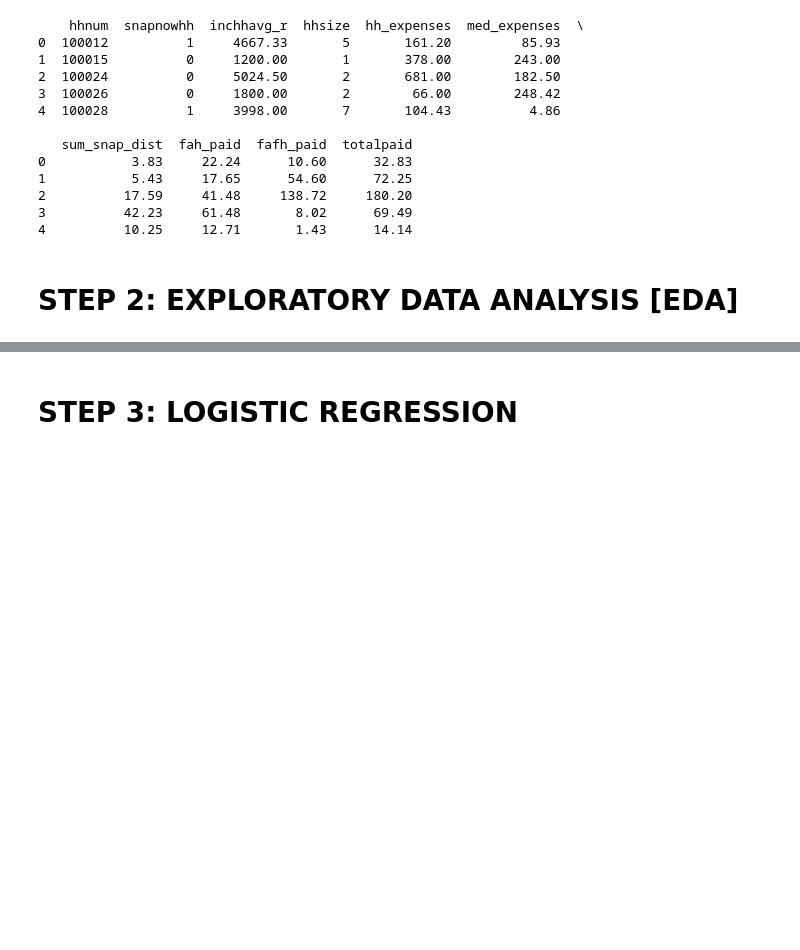
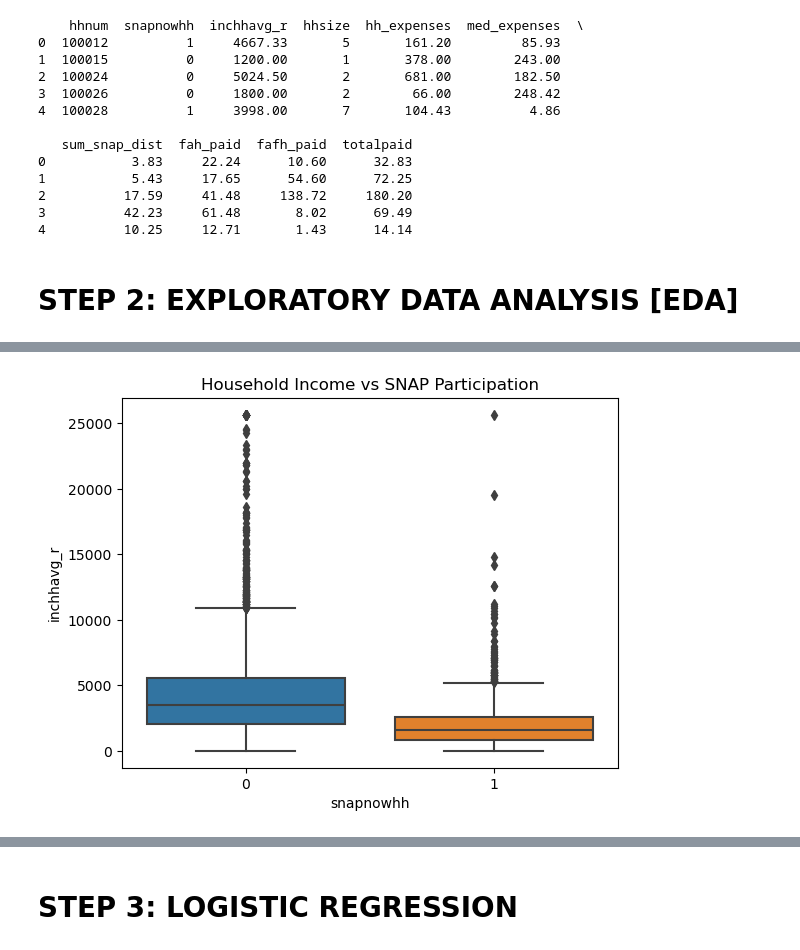
Before and after one commit to rooprg/snap_participation_ml, a Jupyter notebook: data_cleaning_model_build_eval.ipynb, the cells around one changed output, grey strips where cells are left out. Saved outputs shown, nothing was run; the diff lists cells and outputs as text; code cells hidden in the pictures; blank space fills up the shorter version.

```diff
--- a/data_cleaning_model_build_eval.ipynb
+++ b/data_cleaning_model_build_eval.ipynb
@@ -359,0 +399,8 @@ print(queried_df.head())
+# %%
+# Boxplot for household income vs. SNAP participation
+
+sns.boxplot(x='snapnowhh', y='inchhavg_r', data=snap_df)
+plt.title('Household Income vs SNAP Participation')
+plt.show()
+# %% [output]
+[figure, added]
```
Also changed, not shown: parts of 14 cells of this notebook, 2 other files.
